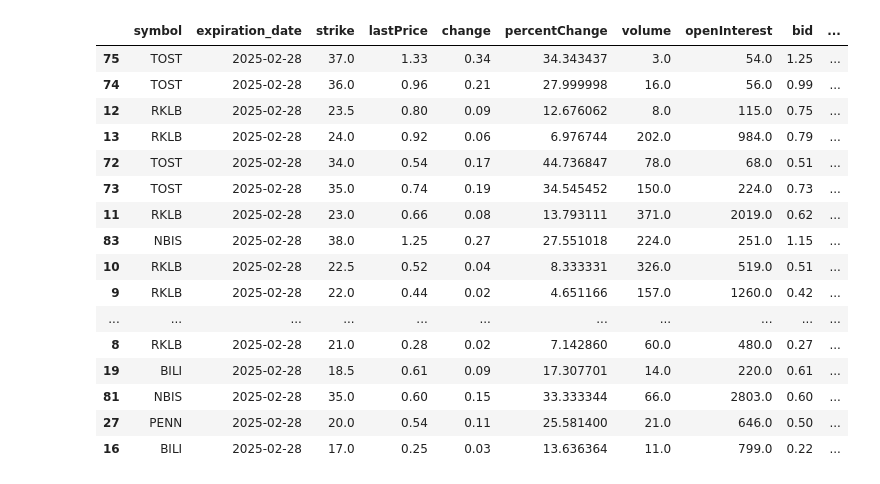
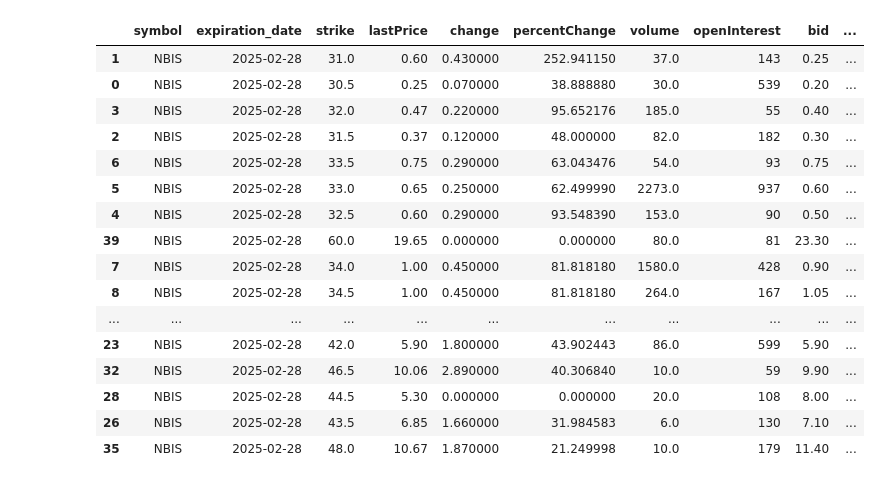
Before and after one commit to rflatley441/WheelTrader, a Jupyter notebook: CSP.ipynb, the cells around one changed output. Drawn from its saved outputs; the diff is of its cells as text; code cells hidden in the pictures.

```diff
--- a/CSP.ipynb
+++ b/CSP.ipynb
@@ -29,7 +29,7 @@ secret_key = config.get("secret_key")
 pd.set_option('display.max_rows', None)
 pd.set_option('display.max_columns', None)
 
-our_picks = ["CHWY", "IBIT", "ASO", "MARA", "ET", "DVN", "INTC", "SPLG", "TOST", "NBIS"]
+our_picks = ["CHWY", "IBIT", "ASO", "MARA", "ET", "DVN", "INTC", "SPLG", "TOST", "NBIS", "ON"]
 too_expensive = ["HIMS", "TEM"]
 # %%
 
@@ -282,28 +283,27 @@ def gbm_vs_real_graph(symbol, mu, sigma, period):
 # contracts = audit_csps(expiration_date = datetime(year=2025, month=2, day=21))
 
 # Analyze one stock
-contracts = audit_stocks(tickers=["CHWY", "IBIT", "ASO", "MARA", "ET", "DVN", "INTC", "SPLG", "TOST", "NBIS"], expiration_date=datetime(year=2025, month=2, day=28))
+contracts = audit_stocks(tickers=["NBIS"], expiration_date=datetime(year=2025, month=2, day=28))
 # %%
-
 contracts = select_optimal_contract(contracts)
 
 
-display(contracts.head(20))
+display(contracts)
 # %% [output]
 |  | symbol | expiration_date | strike | lastPrice | change | percentChange | volume | openInterest | bid | ... |
-| 75 | TOST | 2025-02-28 | 37.0 | 1.33 | 0.34 | 34.343437 | 3.0 | 54.0 | 1.25 | ... |
-| 74 | TOST | 2025-02-28 | 36.0 | 0.96 | 0.21 | 27.999998 | 16.0 | 56.0 | 0.99 | ... |
-| 12 | RKLB | 2025-02-28 | 23.5 | 0.80 | 0.09 | 12.676062 | 8.0 | 115.0 | 0.75 | ... |
-| 13 | RKLB | 2025-02-28 | 24.0 | 0.92 | 0.06 | 6.976744 | 202.0 | 984.0 | 0.79 | ... |
-| 72 | TOST | 2025-02-28 | 34.0 | 0.54 | 0.17 | 44.736847 | 78.0 | 68.0 | 0.51 | ... |
-| 73 | TOST | 2025-02-28 | 35.0 | 0.74 | 0.19 | 34.545452 | 150.0 | 224.0 | 0.73 | ... |
-| 11 | RKLB | 2025-02-28 | 23.0 | 0.66 | 0.08 | 13.793111 | 371.0 | 2019.0 | 0.62 | ... |
-| 83 | NBIS | 2025-02-28 | 38.0 | 1.25 | 0.27 | 27.551018 | 224.0 | 251.0 | 1.15 | ... |
-| 10 | RKLB | 2025-02-28 | 22.5 | 0.52 | 0.04 | 8.333331 | 326.0 | 519.0 | 0.51 | ... |
-| 9 | RKLB | 2025-02-28 | 22.0 | 0.44 | 0.02 | 4.651166 | 157.0 | 1260.0 | 0.42 | ... |
+| 1 | NBIS | 2025-02-28 | 31.0 | 0.60 | 0.430000 | 252.941150 | 37.0 | 143 | 0.25 | ... |
+| 0 | NBIS | 2025-02-28 | 30.5 | 0.25 | 0.070000 | 38.888880 | 30.0 | 539 | 0.20 | ... |
+| 3 | NBIS | 2025-02-28 | 32.0 | 0.47 | 0.220000 | 95.652176 | 185.0 | 55 | 0.40 | ... |
+| 2 | NBIS | 2025-02-28 | 31.5 | 0.37 | 0.120000 | 48.000000 | 82.0 | 182 | 0.30 | ... |
+| 6 | NBIS | 2025-02-28 | 33.5 | 0.75 | 0.290000 | 63.043476 | 54.0 | 93 | 0.75 | ... |
+| 5 | NBIS | 2025-02-28 | 33.0 | 0.65 | 0.250000 | 62.499990 | 2273.0 | 937 | 0.60 | ... |
+| 4 | NBIS | 2025-02-28 | 32.5 | 0.60 | 0.290000 | 93.548390 | 153.0 | 90 | 0.50 | ... |
+| 39 | NBIS | 2025-02-28 | 60.0 | 19.65 | 0.000000 | 0.000000 | 80.0 | 81 | 23.30 | ... |
+| 7 | NBIS | 2025-02-28 | 34.0 | 1.00 | 0.450000 | 81.818180 | 1580.0 | 428 | 0.90 | ... |
+| 8 | NBIS | 2025-02-28 | 34.5 | 1.00 | 0.450000 | 81.818180 | 264.0 | 167 | 1.05 | ... |
 | ... | ... | ... | ... | ... | ... | ... | ... | ... | ... | ... |
-| 8 | RKLB | 2025-02-28 | 21.0 | 0.28 | 0.02 | 7.142860 | 60.0 | 480.0 | 0.27 | ... |
-| 19 | BILI | 2025-02-28 | 18.5 | 0.61 | 0.09 | 17.307701 | 14.0 | 220.0 | 0.61 | ... |
-| 81 | NBIS | 2025-02-28 | 35.0 | 0.60 | 0.15 | 33.333344 | 66.0 | 2803.0 | 0.60 | ... |
-| 27 | PENN | 2025-02-28 | 20.0 | 0.54 | 0.11 | 25.581400 | 21.0 | 646.0 | 0.50 | ... |
-| 16 | BILI | 2025-02-28 | 17.0 | 0.25 | 0.03 | 13.636364 | 11.0 | 799.0 | 0.22 | ... |
+| 23 | NBIS | 2025-02-28 | 42.0 | 5.90 | 1.800000 | 43.902443 | 86.0 | 599 | 5.90 | ... |
+| 32 | NBIS | 2025-02-28 | 46.5 | 10.06 | 2.890000 | 40.306840 | 10.0 | 59 | 9.90 | ... |
+| 28 | NBIS | 2025-02-28 | 44.5 | 5.30 | 0.000000 | 0.000000 | 20.0 | 108 | 8.00 | ... |
+| 26 | NBIS | 2025-02-28 | 43.5 | 6.85 | 1.660000 | 31.984583 | 6.0 | 130 | 7.10 | ... |
+| 35 | NBIS | 2025-02-28 | 48.0 | 10.67 | 1.870000 | 21.249998 | 10.0 | 179 | 11.40 | ... |
```
Also changed, not shown: parts of 3 cells of this notebook.
